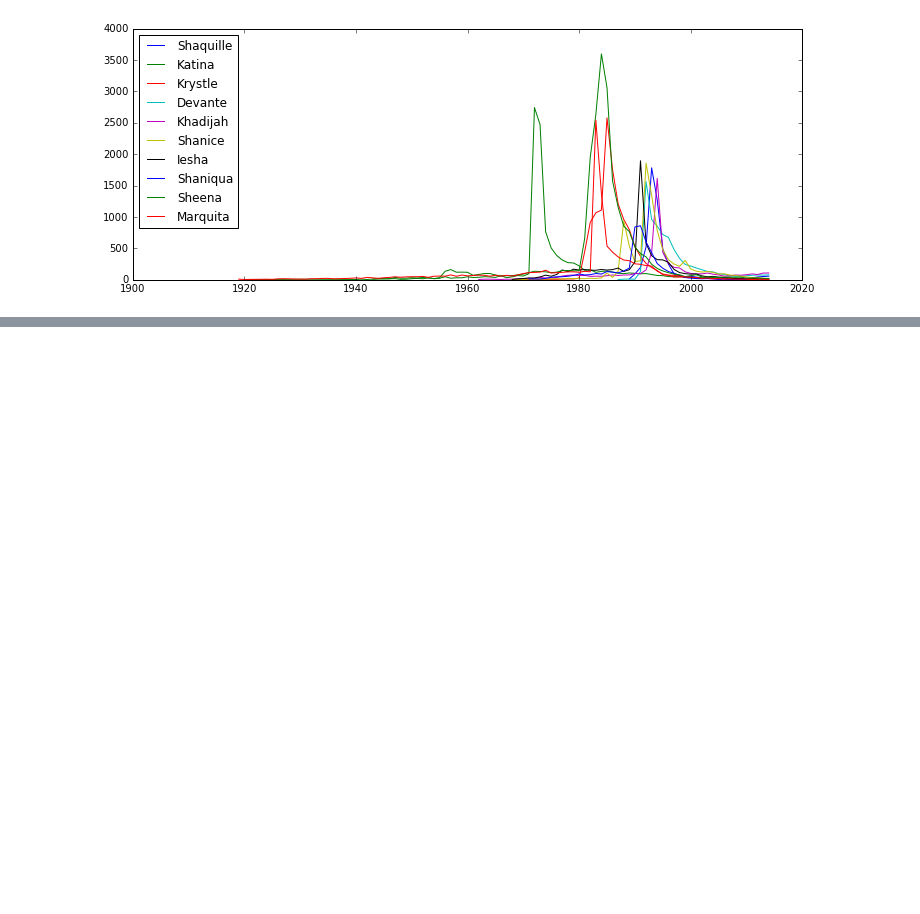
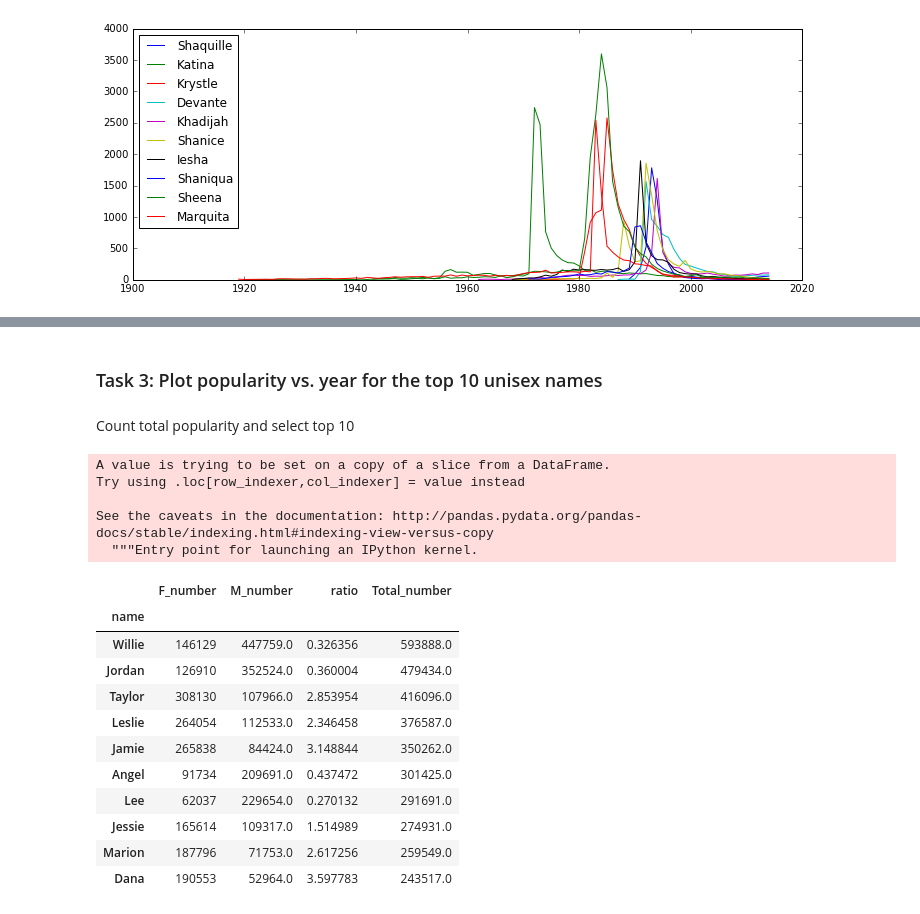
Before and after one commit to yuwei-jacque-wang/Learn, a Jupyter notebook: Python_Data_Analysis_MV/BabyName_w_Pandas/BabyName_w_Pandas.ipynb, the cells around one changed output, grey strips where cells are left out. Drawn from its saved outputs; the diff is of its cells as text; code cells hidden in the pictures; blank space fills up the shorter version.

```diff
--- a/Python_Data_Analysis_MV/BabyName_w_Pandas/BabyName_w_Pandas.ipynb
+++ b/Python_Data_Analysis_MV/BabyName_w_Pandas/BabyName_w_Pandas.ipynb
@@ -406,0 +421,6 @@ pp.legend([name for sex, name in fads], loc = 'upper left')
+# %%
+totals_F = pd.DataFrame(totals.loc['F'])
+totals_M = pd.DataFrame(totals.loc['M'])
+
+totals_F.rename(columns={'number':'F_number'}, inplace=True)
+totals_M.rename(columns={'number':'M_number'}, inplace=True)
@@ -406,0 +468,25 @@ pp.legend([name for sex, name in fads], loc = 'upper left')
+# %% [markdown]
+### Task 3: Plot popularity vs. year for the top 10 unisex names
+# %% [markdown]
+Count total popularity and select top 10
+# %%
+uni_name_select['Total_number'] = uni_name_select['F_number'] + uni_name_select['M_number']
+uni_name_select.sort_values(['Total_number'], ascending=False).head(10)
+# %% [output]
+A value is trying to be set on a copy of a slice from a DataFrame.
+Try using .loc[row_indexer,col_indexer] = value instead
+
+See the caveats in the documentation: http://pandas.pydata.org/pandas-docs/stable/indexing.html#indexing-view-versus-copy
+  """Entry point for launching an IPython kernel.
+|  | F_number | M_number | ratio | Total_number |
+| name |  |  |  |  |
+| Willie | 146129 | 447759.0 | 0.326356 | 593888.0 |
+| Jordan | 126910 | 352524.0 | 0.360004 | 479434.0 |
+| Taylor | 308130 | 107966.0 | 2.853954 | 416096.0 |
+| Leslie | 264054 | 112533.0 | 2.346458 | 376587.0 |
+| Jamie | 265838 | 84424.0 | 3.148844 | 350262.0 |
+| Angel | 91734 | 209691.0 | 0.437472 | 301425.0 |
+| Lee | 62037 | 229654.0 | 0.270132 | 291691.0 |
+| Jessie | 165614 | 109317.0 | 1.514989 | 274931.0 |
+| Marion | 187796 | 71753.0 | 2.617256 | 259549.0 |
+| Dana | 190553 | 52964.0 | 3.597783 | 243517.0 |
```
Also changed, not shown: parts of 27 cells of this notebook.
